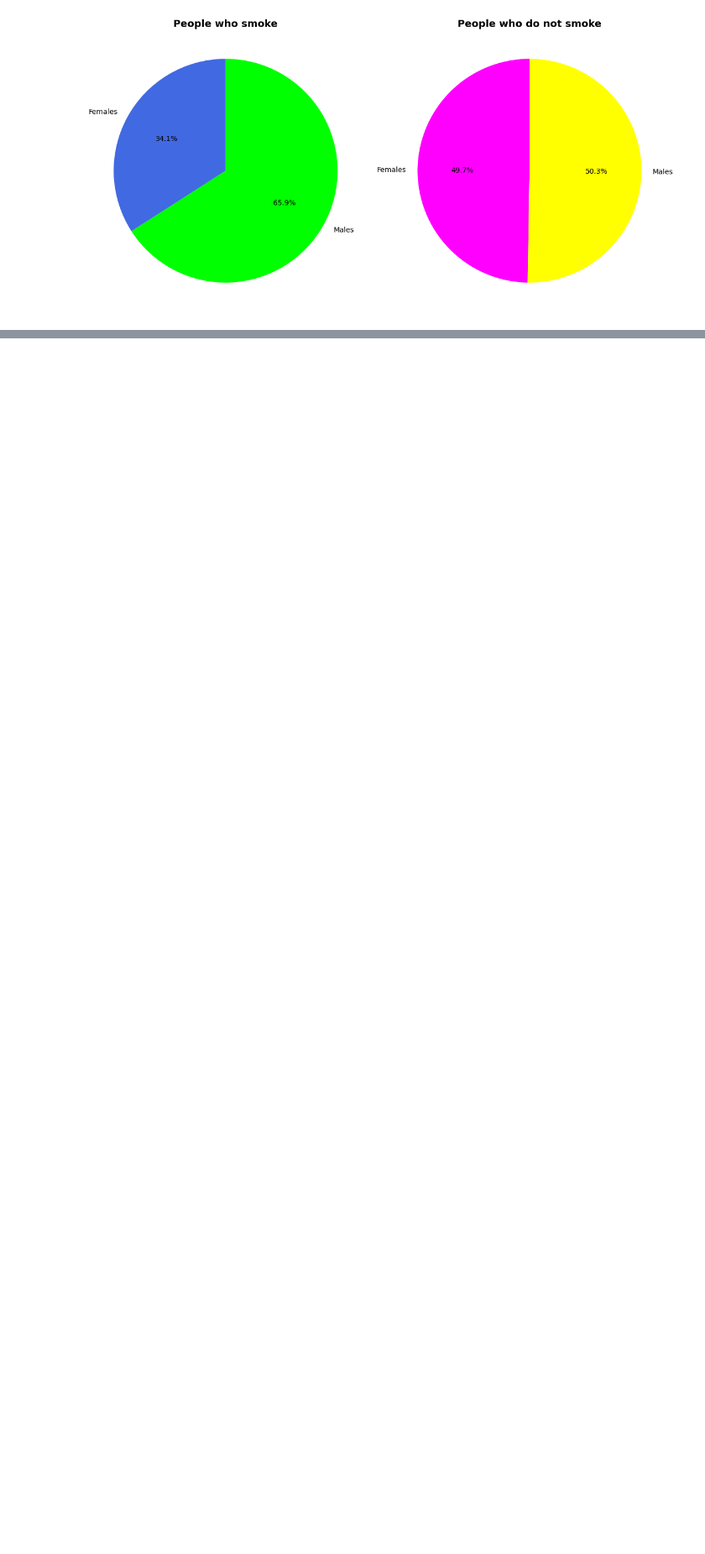
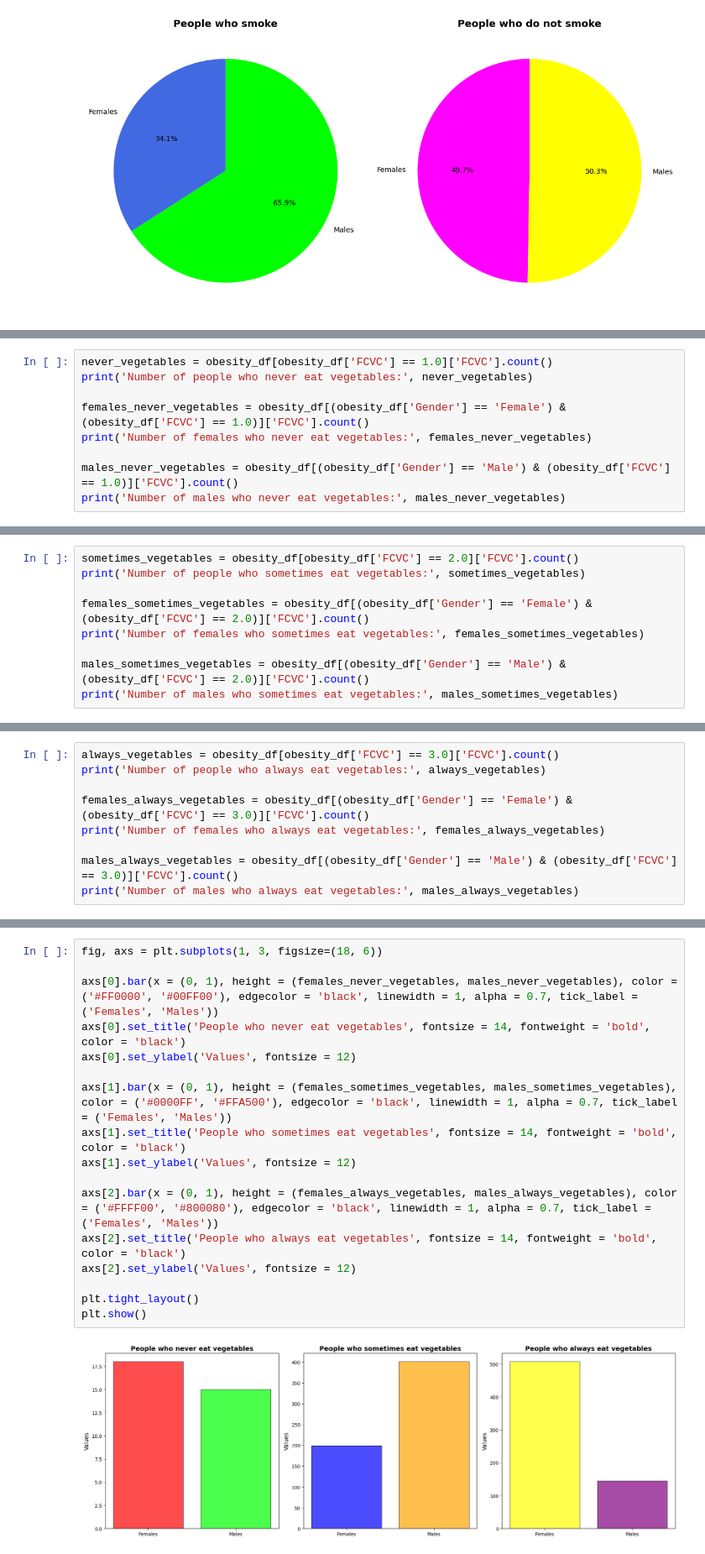
Before and after one commit to letizialanza01/SR_Obesity_Project, a Jupyter notebook: SR_Obesity_Project.ipynb, the cells around one changed output, grey strips where cells are left out. Shown at 84% size. Drawn from its saved outputs; the diff is of its cells as text; blank space fills up the shorter version.

Commit message:
adding plots

```diff
--- a/SR_Obesity_Project.ipynb
+++ b/SR_Obesity_Project.ipynb
@@ -560,0 +562,9 @@ pd.pivot_table(obesity_df,index=['NObeyesdad'],columns='Gender',values='FAF',mar
+# %%
+never_vegetables = obesity_df[obesity_df['FCVC'] == 1.0]['FCVC'].count()
+print('Number of people who never eat vegetables:', never_vegetables)
+
+females_never_vegetables = obesity_df[(obesity_df['Gender'] == 'Female') & (obesity_df['FCVC'] == 1.0)]['FCVC'].count()
+print('Number of females who never eat vegetables:', females_never_vegetables)
+
+males_never_vegetables = obesity_df[(obesity_df['Gender'] == 'Male') & (obesity_df['FCVC'] == 1.0)]['FCVC'].count()
+print('Number of males who never eat vegetables:', males_never_vegetables)
@@ -560,0 +575,9 @@ pd.pivot_table(obesity_df,index=['NObeyesdad'],columns='Gender',values='FAF',mar
+# %%
+sometimes_vegetables = obesity_df[obesity_df['FCVC'] == 2.0]['FCVC'].count()
+print('Number of people who sometimes eat vegetables:', sometimes_vegetables)
+
+females_sometimes_vegetables = obesity_df[(obesity_df['Gender'] == 'Female') & (obesity_df['FCVC'] == 2.0)]['FCVC'].count()
+print('Number of females who sometimes eat vegetables:', females_sometimes_vegetables)
+
+males_sometimes_vegetables = obesity_df[(obesity_df['Gender'] == 'Male') & (obesity_df['FCVC'] == 2.0)]['FCVC'].count()
+print('Number of males who sometimes eat vegetables:', males_sometimes_vegetables)
@@ -560,0 +588,9 @@ pd.pivot_table(obesity_df,index=['NObeyesdad'],columns='Gender',values='FAF',mar
+# %%
+always_vegetables = obesity_df[obesity_df['FCVC'] == 3.0]['FCVC'].count()
+print('Number of people who always eat vegetables:', always_vegetables)
+
+females_always_vegetables = obesity_df[(obesity_df['Gender'] == 'Female') & (obesity_df['FCVC'] == 3.0)]['FCVC'].count()
+print('Number of females who always eat vegetables:', females_always_vegetables)
+
+males_always_vegetables = obesity_df[(obesity_df['Gender'] == 'Male') & (obesity_df['FCVC'] == 3.0)]['FCVC'].count()
+print('Number of males who always eat vegetables:', males_always_vegetables)
@@ -560,0 +601,19 @@ pd.pivot_table(obesity_df,index=['NObeyesdad'],columns='Gender',values='FAF',mar
+# %%
+fig, axs = plt.subplots(1, 3, figsize=(18, 6))
+
+axs[0].bar(x = (0, 1), height = (females_never_vegetables, males_never_vegetables), color = ('#FF0000', '#00FF00'), edgecolor = 'black', linewidth = 1, alpha = 0.7, tick_label = ('Females', 'Males'))
+axs[0].set_title('People who never eat vegetables', fontsize = 14, fontweight = 'bold', color = 'black')
+axs[0].set_ylabel('Values', fontsize = 12)
+
+axs[1].bar(x = (0, 1), height = (females_sometimes_vegetables, males_sometimes_vegetables), color = ('#0000FF', '#FFA500'), edgecolor = 'black', linewidth = 1, alpha = 0.7, tick_label = ('Females', 'Males'))
+axs[1].set_title('People who sometimes eat vegetables', fontsize = 14, fontweight = 'bold', color = 'black')
+axs[1].set_ylabel('Values', fontsize = 12)
+
+axs[2].bar(x = (0, 1), height = (females_always_vegetables, males_always_vegetables), color = ('#FFFF00', '#800080'), edgecolor = 'black', linewidth = 1, alpha = 0.7, tick_label = ('Females', 'Males'))
+axs[2].set_title('People who always eat vegetables', fontsize = 14, fontweight = 'bold', color = 'black')
+axs[2].set_ylabel('Values', fontsize = 12)
+
+plt.tight_layout()
+plt.show()
+# %% [output]
+[figure, added]
```
Also changed, not shown: parts of 18 cells of this notebook.
